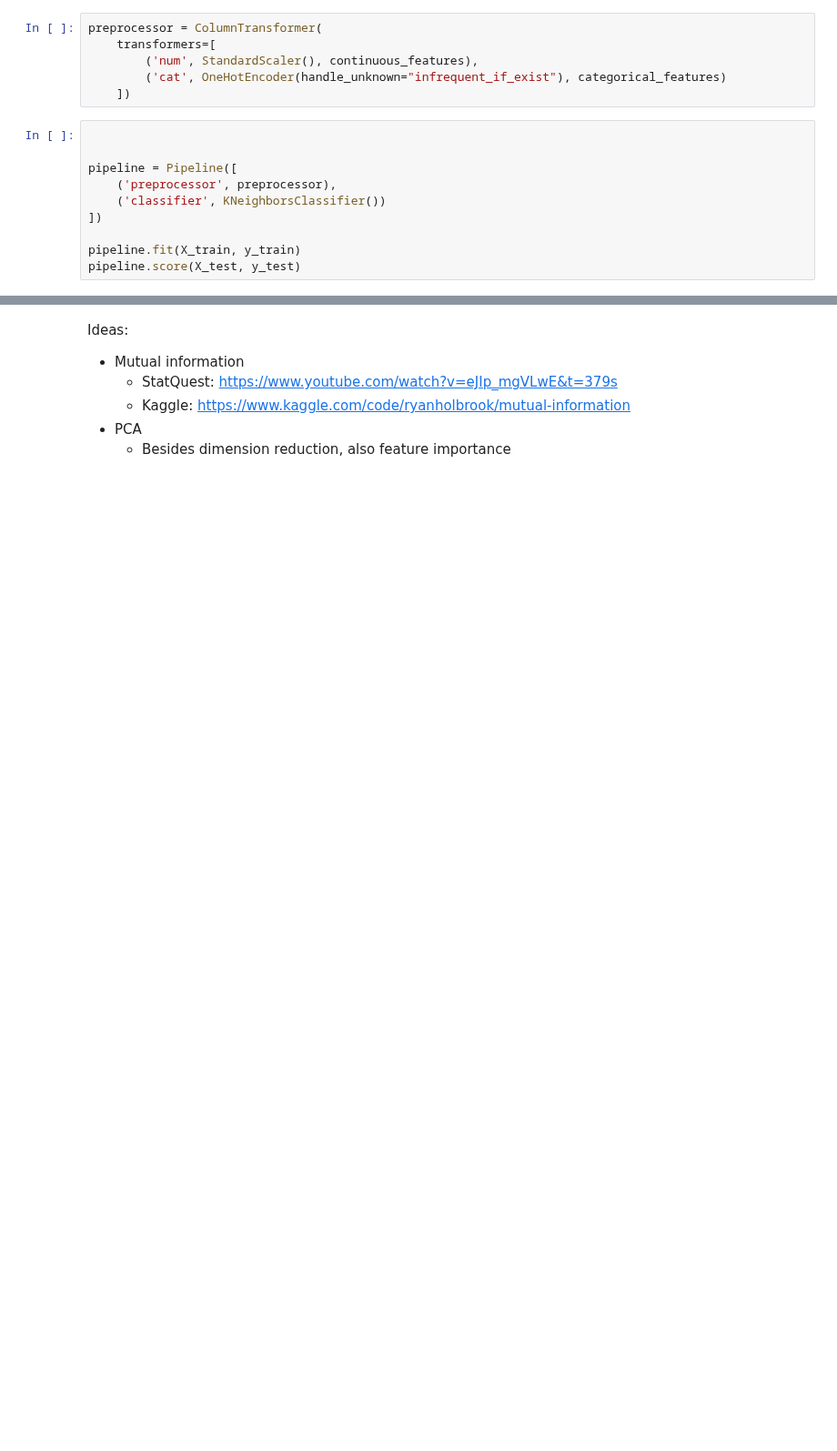
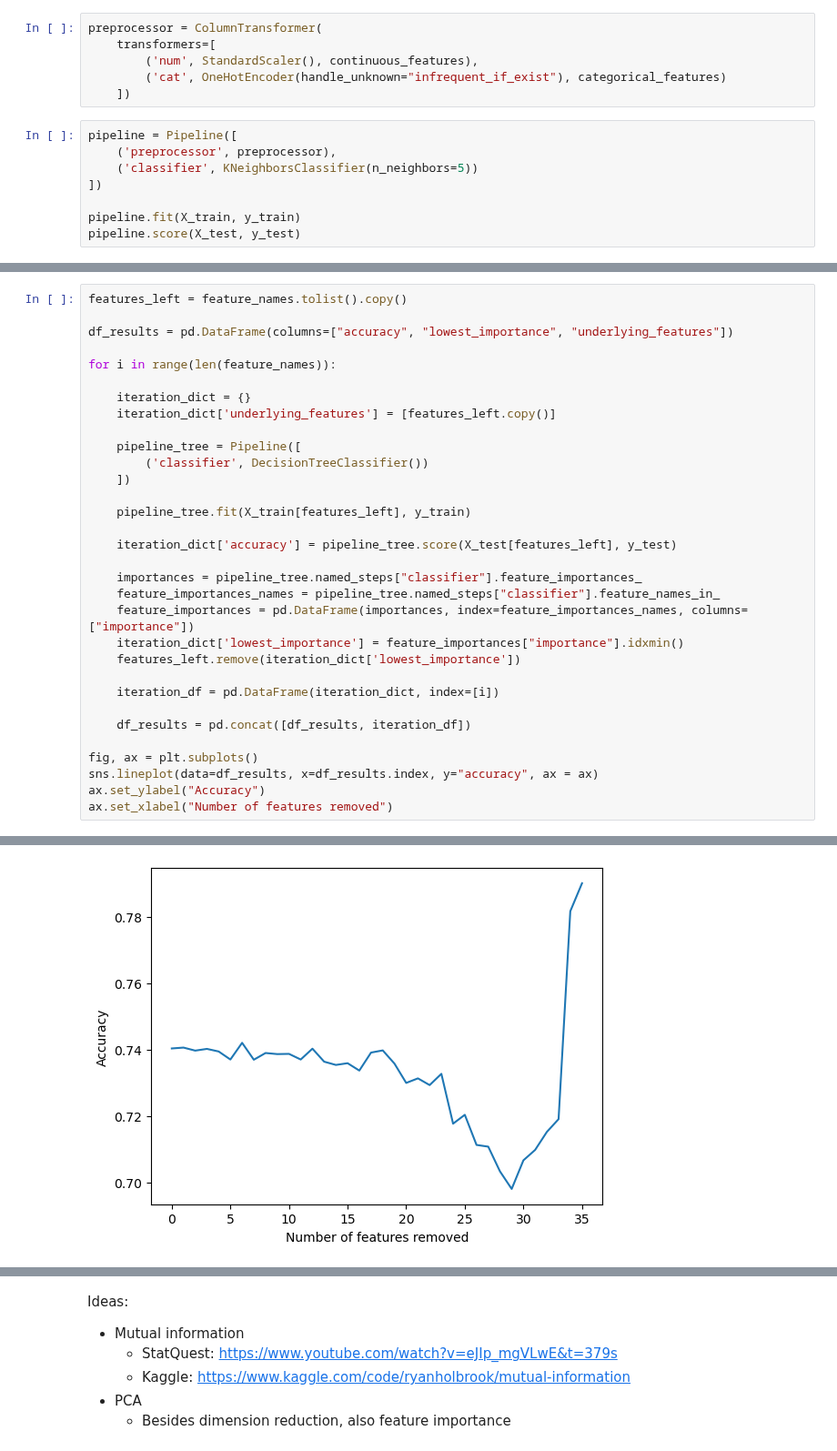
Before and after one commit to luukvanroessel/ML, a Jupyter notebook: practice/playground_series/june_2024/analysis.ipynb, the cells around one changed output, grey strips where cells are left out. Shown at 91% size. Cells and saved outputs as stored; diff of their text form; blank space fills up the shorter version.

```diff
--- a/practice/playground_series/june_2024/analysis.ipynb
+++ b/practice/playground_series/june_2024/analysis.ipynb
@@ -165,11 +176,9 @@ preprocessor = ColumnTransformer(
         ('cat', OneHotEncoder(handle_unknown="infrequent_if_exist"), categorical_features)
     ])
 # %%
-
-
 pipeline = Pipeline([
     ('preprocessor', preprocessor),
-    ('classifier', KNeighborsClassifier())
+    ('classifier', KNeighborsClassifier(n_neighbors=5))
 ])
 
 pipeline.fit(X_train, y_train)
@@ -205,3 +213,36 @@ sns.barplot(data=feature_importances, x="importance", y=feature_importances.inde
 # %% [output]
 <Axes: xlabel='importance'>
 [figure]
+# %%
+features_left = feature_names.tolist().copy()
+
+df_results = pd.DataFrame(columns=["accuracy", "lowest_importance", "underlying_features"])
+
+for i in range(len(feature_names)):
+
+    iteration_dict = {}
+    iteration_dict['underlying_features'] = [features_left.copy()]
+
+    pipeline_tree = Pipeline([
+        ('classifier', DecisionTreeClassifier())
+    ])
+
+    pipeline_tree.fit(X_train[features_left], y_train)
+
+    iteration_dict['accuracy'] = pipeline_tree.score(X_test[features_left], y_test)
+
+    importances = pipeline_tree.named_steps["classifier"].feature_importances_
+    feature_importances_names = pipeline_tree.named_steps["classifier"].feature_names_in_
+    feature_importances = pd.DataFrame(importances, index=feature_importances_names, columns=["importance"])
+    iteration_dict['lowest_importance'] = feature_importances["importance"].idxmin()
+    features_left.remove(iteration_dict['lowest_importance'])
+
+    iteration_df = pd.DataFrame(iteration_dict, index=[i])
+
+    df_results = pd.concat([df_results, iteration_df])
+
+fig, ax = plt.subplots()
+sns.lineplot(data=df_results, x=df_results.index, y="accuracy", ax = ax)
+ax.set_ylabel("Accuracy")
+ax.set_xlabel("Number of features removed")
+# %% [output]
@@ -207,0 +250 @@ sns.barplot(data=feature_importances, x="importance", y=feature_importances.inde
+[figure, added]
```
Also changed, not shown: parts of 21 cells of this notebook.
